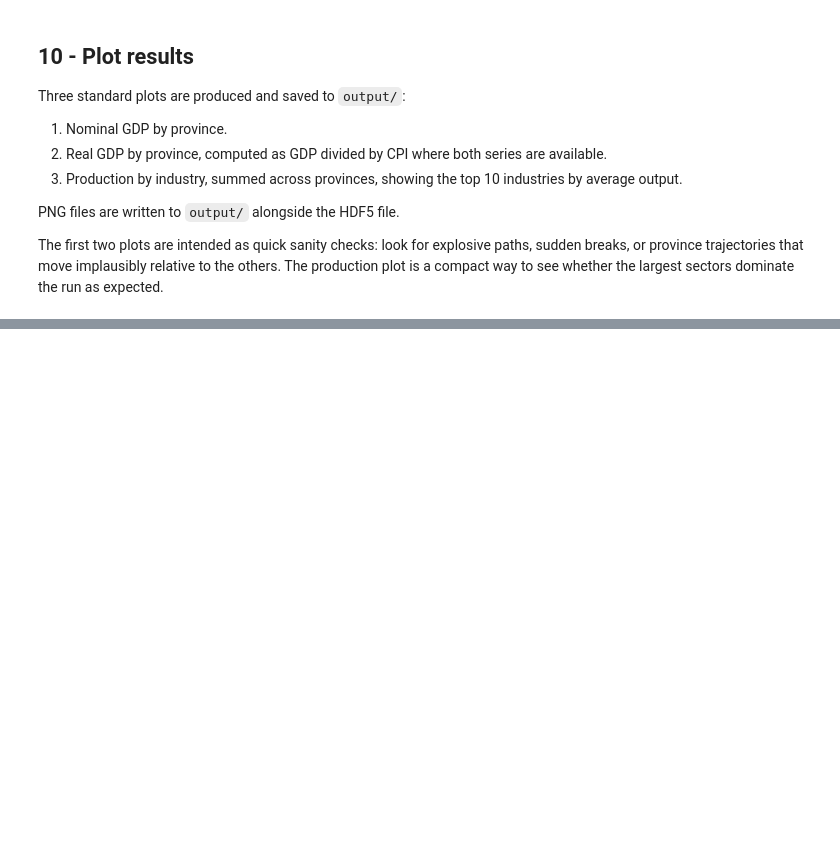
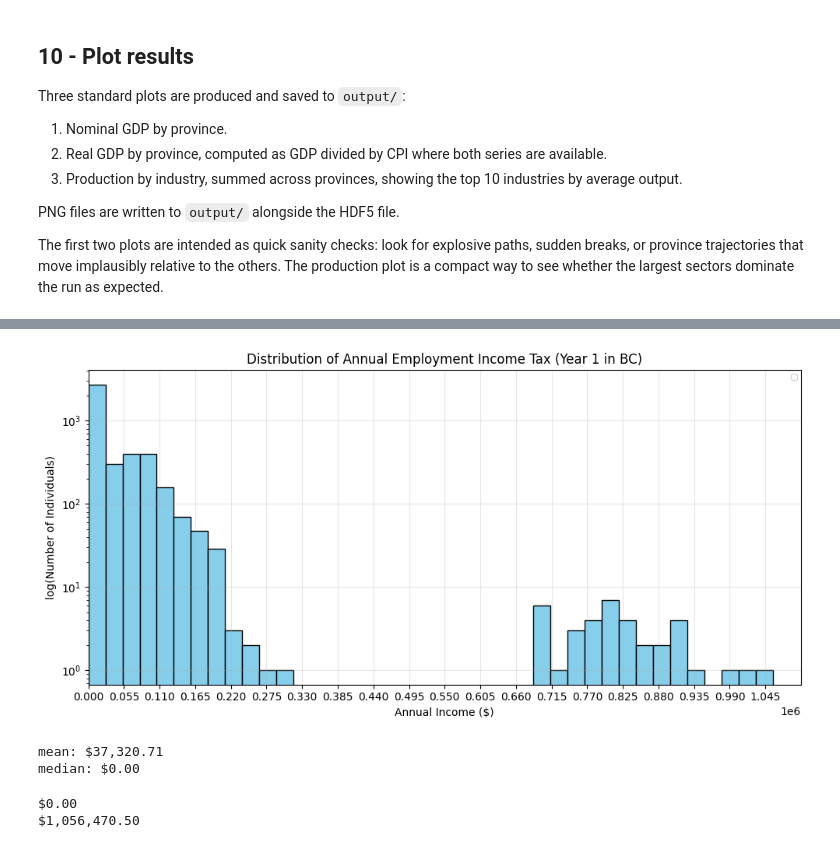
Before and after one commit to bcgov/macroabm-ca, a Jupyter notebook: scenarios/pit_basic.ipynb, the cells around one changed output, grey strips where cells are left out. Drawn from its saved outputs; the diff is of its cells as text; code cells hidden in the pictures; blank space fills up the shorter version.

```diff
--- a/scenarios/pit_basic.ipynb
+++ b/scenarios/pit_basic.ipynb
@@ -654,0 +867,61 @@ plt.show()
+# %%
+### plot employee_income histogram
+
+import matplotlib.pyplot as plt
+
+H5_FILE = OUTPUT_DIRECTORY / OUTPUT_FILENAME
+PROVINCE_LABELS = {
+    "CAN_AB": "Alberta",      "CAN_BC": "British Columbia", "CAN_MB": "Manitoba",
+    "CAN_NB": "New Brunswick","CAN_NL": "Newfoundland",     "CAN_NS": "Nova Scotia",
+    "CAN_ON": "Ontario",      "CAN_PE": "PEI",              "CAN_QC": "Quebec",
+    "CAN_SK": "Saskatchewan",
+}
+
+# year to plot
+year = 0
+
+# employee_income for BC
+fig, ax = plt.subplots(figsize=(10, 5))
+with h5py.File(H5_FILE, "r") as f:
+    # for region in regions:
+    region = "CAN_BC"
+    path = f"{region}/individuals/employee_income"
+    if path in f:
+        income = f[path][()].astype(float)
+        annual_income = (
+            income[0 + year] +
+            income[1 + year] +
+            income[2 + year] +
+            income[3 + year])/1000
+        ax.hist(annual_income, bins=40, color='skyblue', edgecolor='black')
+ax.set_title(f"Distribution of Annual Employment Income Tax (Year 1 in BC)")
+ax.set_xlabel("Annual Income ($)")
+ax.set_ylabel("log(Number of Individuals)")
+
+# attempt to increase frequency of x axis
+x_min = 0
+x_max = 1.1e6
+x_inc = x_max / 20
+ax.set_xlim(left=x_min, right=x_max)
+ax.set_xticks(np.arange(0, x_max, x_inc))
+
+ax.set_yscale('log')
+ax.legend(fontsize=7, ncol=2)
+ax.grid(True, alpha=0.3)
+plt.tight_layout()
+# plt.savefig(OUTPUT_DIRECTORY / "histogram_employee_income", dpi=120)
+plt.show()
+# %% [output]
+[figure, added]
+# %%
+print(f"mean: ${np.mean(annual_income):,.2f}")
+print(f"median: ${np.median(annual_income):,.2f}")      # why is median 0?
+# %% [output]
+mean: $37,320.71
+median: $0.00
+# %%
+print(f"${np.min(annual_income):,.2f}")
+print(f"${np.max(annual_income):,.2f}")
+# %% [output]
+$0.00
+$1,056,470.50
```
Also changed, not shown: parts of 5 cells of this notebook, 4 other files.
